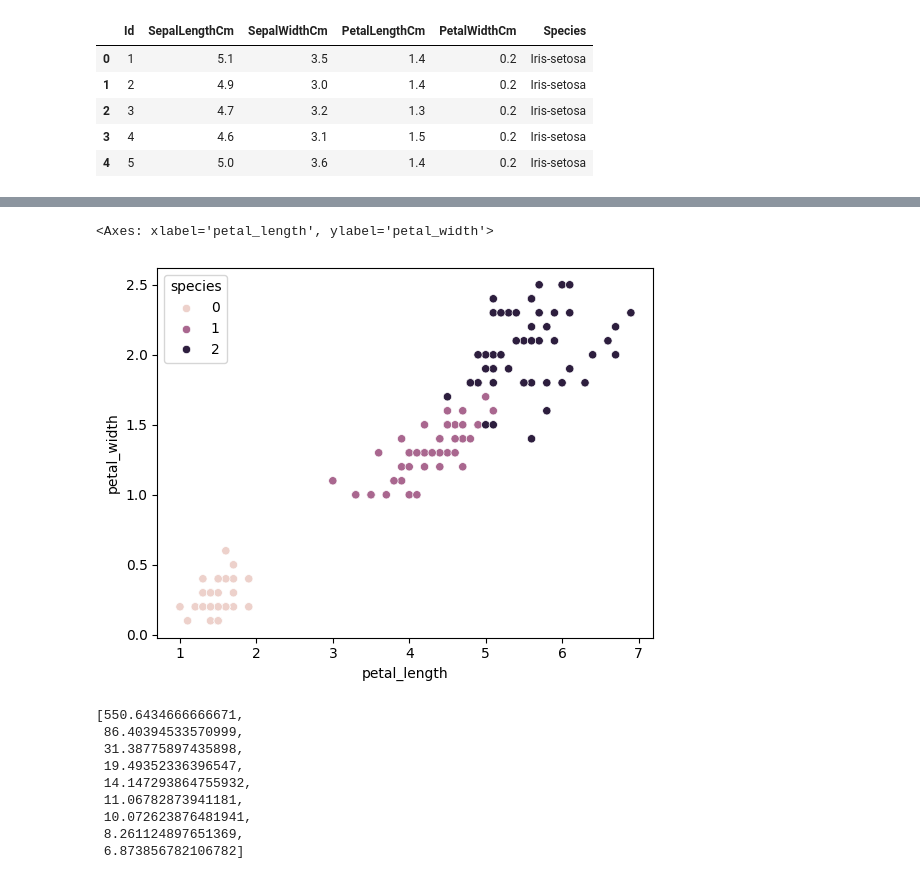
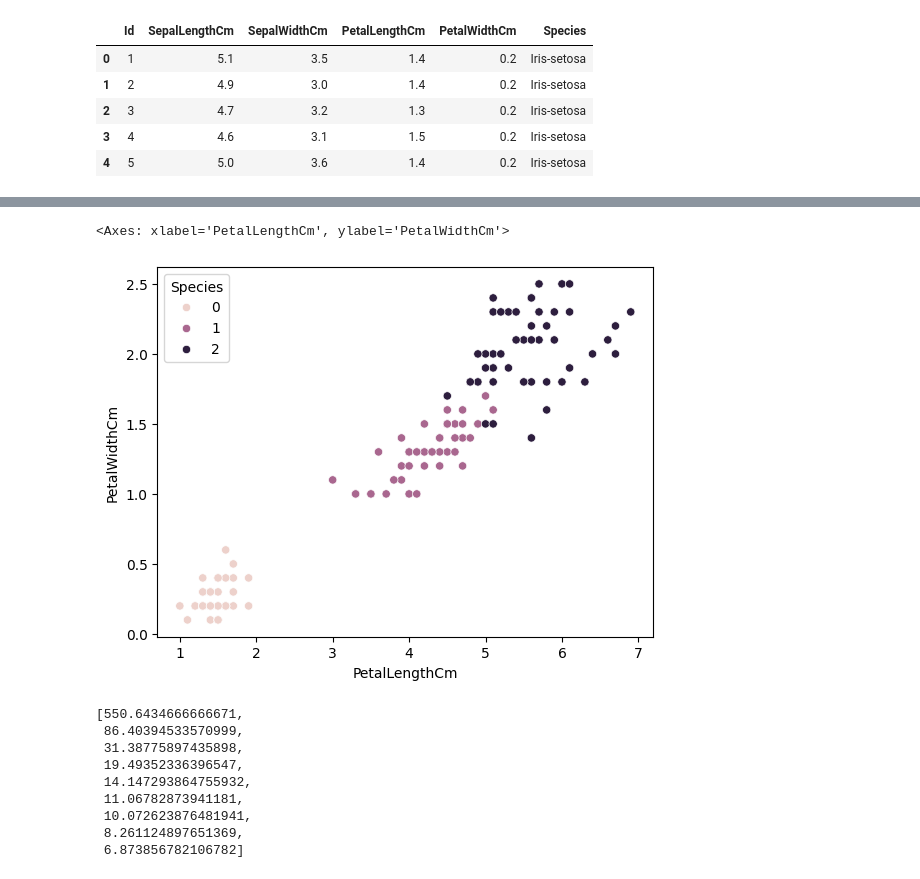
Before and after one commit to bindusri15/codsoft, a Jupyter notebook: Task_3.ipynb, the cells around one changed output, grey strips where cells are left out. Cells and saved outputs as stored; diff of their text form; code cells hidden in the pictures.

```diff
--- a/Task_3.ipynb
+++ b/Task_3.ipynb
@@ -82,6 +92,6 @@ sns.scatterplot(data=df, x='sepal_length',y='sepal_width',hue='species')
 # %%
-sns.scatterplot(data=df, x='petal_length',y='petal_width', hue='species')
+sns.scatterplot(data=df, x='PetalLengthCm', y='PetalWidthCm', hue='Species')
 # %% [output]
-<Axes: xlabel='petal_length', ylabel='petal_width'>
+<Axes: xlabel='PetalLengthCm', ylabel='PetalWidthCm'>
-[figure, old version]
+[figure, new version]
 # %%
```
Also changed, not shown: parts of 14 cells of this notebook.
